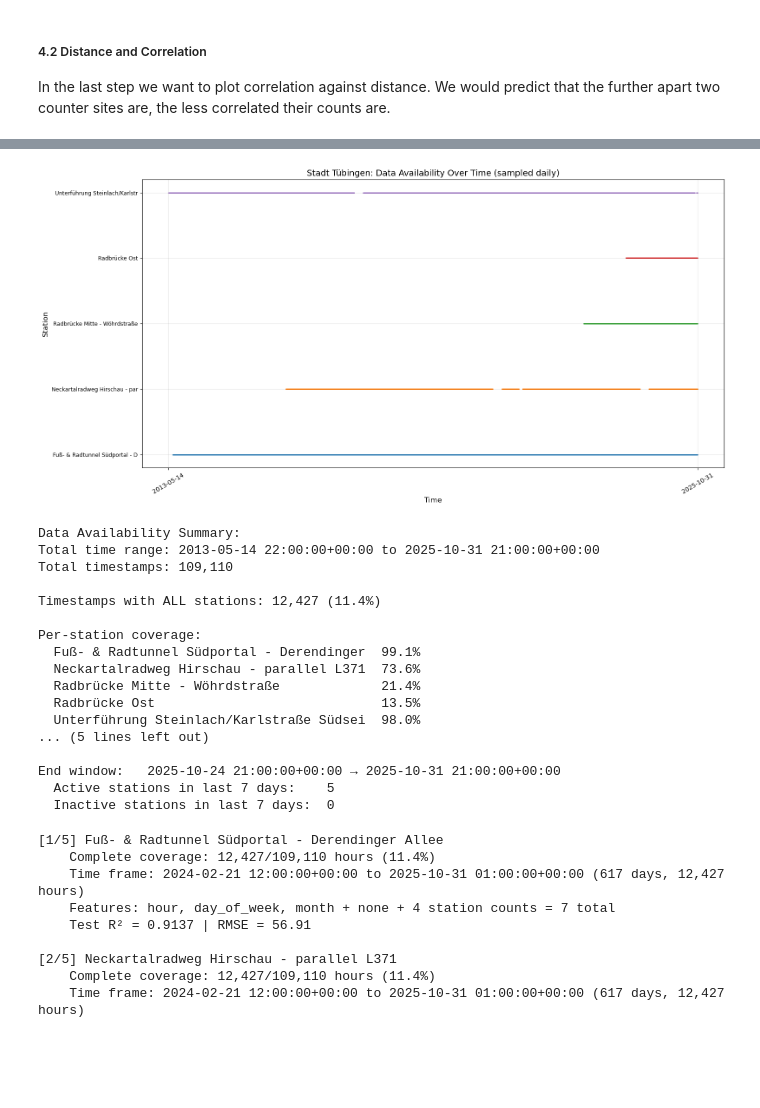
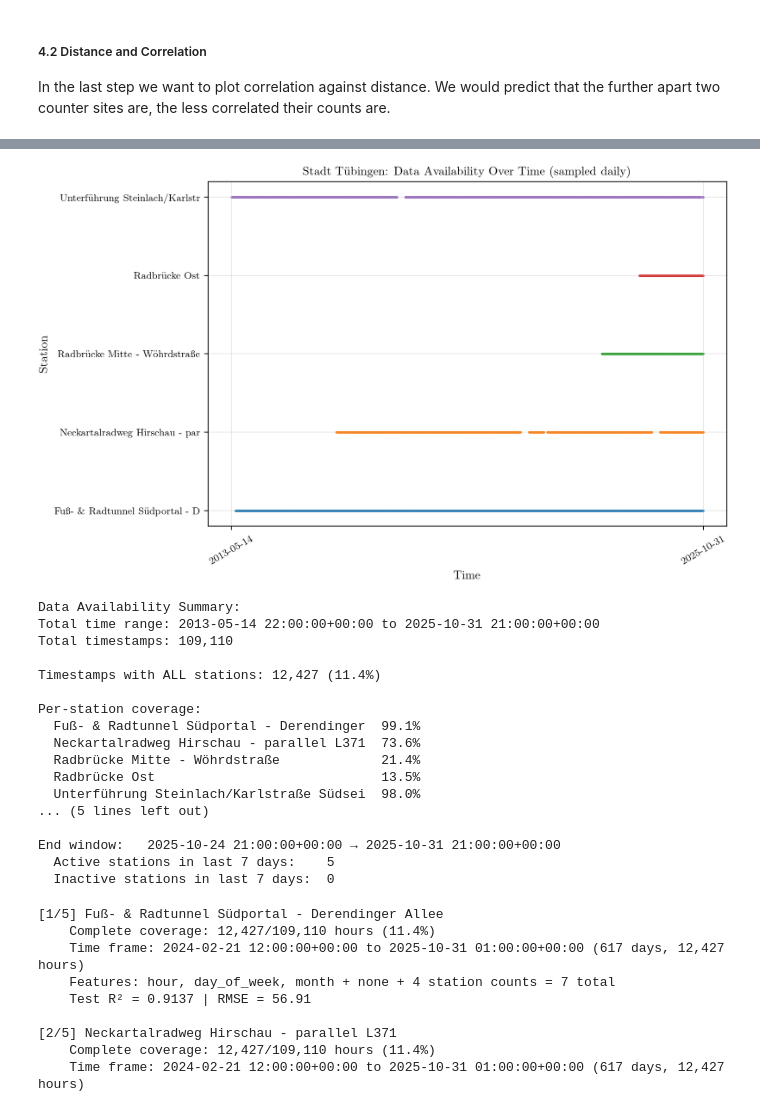
Before and after one commit to cleesee/fahrradzaehler, a Jupyter notebook: notebooks/distcorr/tue_distcorr.ipynb, the cells around one changed output, grey strips where cells are left out. Saved outputs shown, nothing was run; the diff lists cells and outputs as text; code cells hidden in the pictures; blank space fills up the shorter version.

```diff
--- a/notebooks/distcorr/tue_distcorr.ipynb
+++ b/notebooks/distcorr/tue_distcorr.ipynb
@@ -42,8 +44,17 @@ from src.data.dataload import load_csv_folder_to_dataframe
 
 DATA_DIR = PROJECT_ROOT / "data/raw"
 PLOTS_DIR = PROJECT_ROOT / "outputs/plots"
-## get data and preprocess
-df_all = load_csv_folder_to_dataframe(DATA_DIR)
+PROCESSED_DIR = PROJECT_ROOT / "data/processed"
+
+# if df_all.csv exists load it as dataframe (faster), else load from raw data
+df_all_path = PROCESSED_DIR / "df_all.csv"
+if df_all_path.exists():
+    print("Loading preprocessed dataframe from", df_all_path)
+    df_all = pd.read_csv(df_all_path)
+else:
+    ## get data and preprocess
+    df_all = load_csv_folder_to_dataframe(DATA_DIR)
+
 ##  timestamps to datetime
 df_all['iso_timestamp'] = pd.to_datetime(df_all['iso_timestamp'], utc=True, format='mixed')
 
@@ -392,13 +417,12 @@ plt.show()
 ################################################
 
 import importlib
-import regression_utils
-importlib.reload(regression_utils)
+#sys.path.append(str(Path(os.getcwd()).parent.parent))
+import src.model.regression_utils
 
-from regression_utils import train_model
 
 # Load city data with features
-df_city = pd.read_csv('df_features.csv')
+df_city = pd.read_csv(PROCESSED_DIR / "df_features.csv")
 df_city = df_city[df_city['domain_name'] == title_domain].copy()
 
 print(f"✓ Loaded {len(df_city):,} hourly records for {title_domain}")
@@ -410,6 +436,8 @@ ModuleNotFoundError: No module named 'regression_utils'
 ################################################
 # DATA AVAILABILITY VISUALIZATION              #
 ################################################
+out_dir = os.path.join(PLOTS_DIR, "distcorr")
+os.makedirs(out_dir, exist_ok=True)
 
 # Create pivot table to see when each station has data
 df_pivot_avail = df_city.pivot_table(
@@ -428,42 +456,43 @@ df_avail_binary = df_pivot_avail.notna().astype(int)
 # Sample data for visualization (every 24 hours to avoid overplotting)
 df_sample = df_avail_binary.iloc[::24]
 
-# Plot
-fig, ax = plt.subplots(figsize=(16, 8))
-ax.set_facecolor("white")
-fig.patch.set_facecolor("white")
+with plt.rc_context(get_style(rel_width=1.5, font_adjustment=0, display_dpi=200)):
+    # Plot
+    fig, ax = plt.subplots()
+    ax.set_facecolor("white")
+    fig.patch.set_facecolor("white")
 
-for i, station in enumerate(df_sample.columns):
-    # Create line at y=i when data exists
-    times = df_sample.index[df_sample[station] == 1]
-    if len(times) > 0:
-        ax.scatter(times, [i] * len(times), s=1, alpha=0.5)
+    for i, station in enumerate(df_sample.columns):
+        # Create line at y=i when data exists
+        times = df_sample.index[df_sample[station] == 1]
+        if len(times) > 0:
+            ax.scatter(times, [i] * len(times), s=1, alpha=0.5)
 
-# y-axis labels
-ax.set_yticks(range(len(df_sample.columns)))
-ax.set_yticklabels([s[:30] for s in df_sample.columns], fontsize=9)
+    # y-axis labels
+    ax.set_yticks(range(len(df_sample.columns)))
+    ax.set_yticklabels([latex_escape(s[:30]) for s in df_sample.columns], fontsize=9)
 
-# x-axis: ensure full time range is shown
-start = df_avail_binary.index.min()
-end = df_avail_binary.index.max()
-#ax.set_xlim(start, end)
+    # x-axis: ensure full time range is shown
+    start = df_avail_binary.index.min()
+    end = df_avail_binary.index.max()
 
-# Show start and end timestamps as tick labels
-ax.set_xticks([start, end])
-ax.set_xticklabels(
-    [start.strftime("%Y-%m-%d"), end.strftime("%Y-%m-%d")],
-    rotation=30
-)
+    # Show start and end timestamps as tick labels
+    ax.set_xticks([start, end])
+    ax.set_xticklabels(
+        [start.strftime("%Y-%m-%d"), end.strftime("%Y-%m-%d")],
+        rotation=30
+    )
 
-ax.set_xlabel('Time', fontsize=12)
-ax.set_ylabel('Station', fontsize=12)
-ax.set_title(f'{title_domain}: Data Availability Over Time (sampled daily)', fontsize=14)
-ax.grid(True, alpha=0.3)
-plt.tight_layout()
-# safe figure named after city
-# # in directory /plots
-plt.savefig(os.join.path(PLOTS_DIR, 'distcorr/data_availability_{title_domain}.png'), dpi=300)
-plt.show()
+    ax.set_xlabel('Time')
+    ax.set_ylabel('Station')
+    ax.set_title(f'{title_domain}: Data Availability Over Time (sampled daily)')
+    ax.grid(True, alpha=0.3)
+    plt.tight_layout()
+    # safe figure named after city
+    # # in directory /plots
+    out_path = os.path.join(out_dir, f"data_availability_{title_domain}.pdf")
+    plt.savefig(out_path, dpi=300)
+    plt.show()
 
 # Show statistics
 print(f"\nData Availability Summary:")
@@ -480,34 +509,34 @@ for station in df_avail_binary.columns:
 
 # Full range
 first_ts = df_avail_binary.index.min()
 last_ts  = df_avail_binary.index.max()
 
 # Window definitions
 start_window_end = first_ts + pd.Timedelta(days=7)
 end_window_start = last_ts  - pd.Timedelta(days=7)
 
 start_window = df_avail_binary[(df_avail_binary.index >= first_ts) &
                                (df_avail_binary.index <= start_window_end)]
 
 end_window = df_avail_binary[df_avail_binary.index >= end_window_start]
 
 # Active if at least one "1" appears in that window
 active_start = list(start_window.columns[start_window.sum(axis=0) > 0])
 inactive_start = list(start_window.columns[start_window.sum(axis=0) == 0])
 
 active_end = list(end_window.columns[end_window.sum(axis=0) > 0])
 inactive_end = list(end_window.columns[end_window.sum(axis=0) == 0])
 
 print("\nSanity check:")
 print(f"Start window: {first_ts} → {start_window_end}")
 print(f"  Active stations in first 7 days:   {len(active_start)}")
 print(f"  Inactive stations in first 7 days: {len(inactive_start)}")
 
 print(f"\nEnd window:   {end_window_start} → {last_ts}")
 print(f"  Active stations in last 7 days:    {len(active_end)}")
 print(f"  Inactive stations in last 7 days:  {len(inactive_end)}")
 # %% [output]
-[figure, old version]
+[figure, new version]
 Data Availability Summary:
 Total time range: 2013-05-14 22:00:00+00:00 to 2025-10-31 21:00:00+00:00
 Total timestamps: 109,110
```
Also changed, not shown: parts of 9 cells of this notebook, 3 other files.
